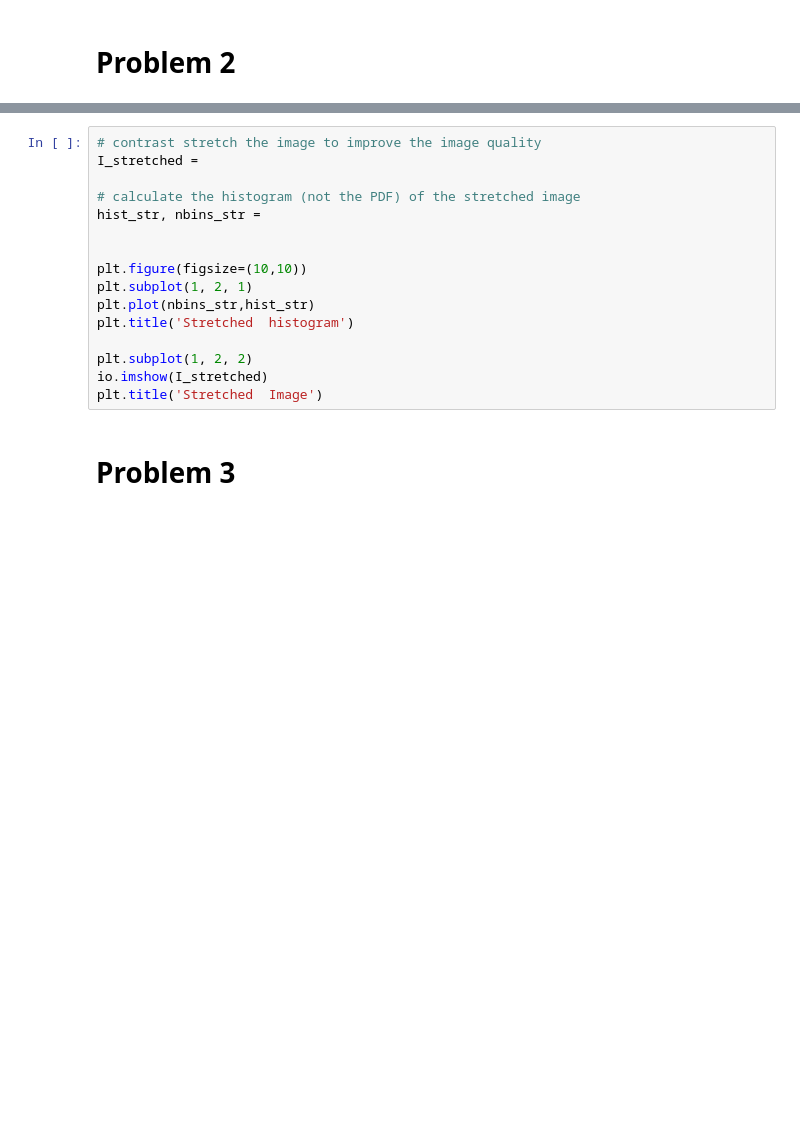
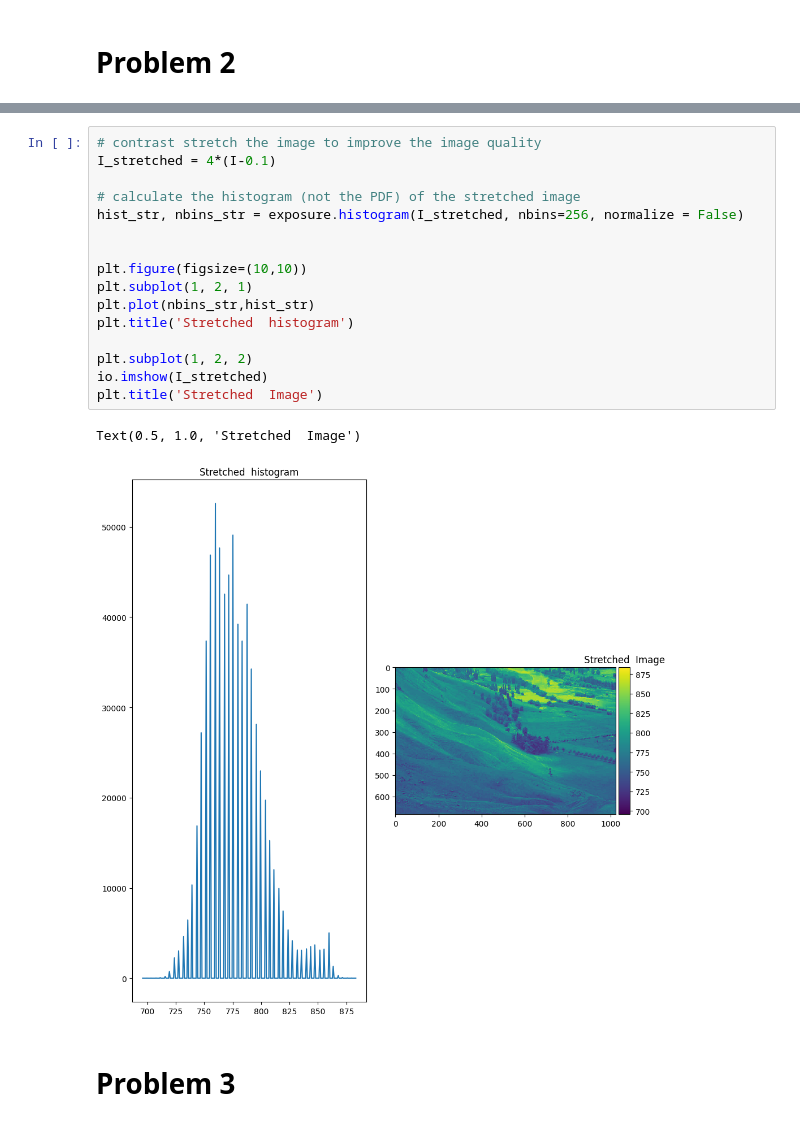
Before and after one commit to Ahtesham-Ibne-Mostafa/Image_Processing, a Jupyter notebook: CSE428_Task_2.ipynb, the cells around one changed output, grey strips where cells are left out. Cells and saved outputs as stored; diff of their text form; blank space fills up the shorter version.

```diff
--- a/CSE428_Task_2.ipynb
+++ b/CSE428_Task_2.ipynb
@@ -67,19 +76,22 @@ plt.title('Original histogram')
 # %%
 # contrast stretch the image to improve the image quality
-I_stretched =
+I_stretched = 4*(I-0.1)
 
 # calculate the histogram (not the PDF) of the stretched image
-hist_str, nbins_str =
+hist_str, nbins_str = exposure.histogram(I_stretched, nbins=256, normalize = False)
 
 
 plt.figure(figsize=(10,10))
 plt.subplot(1, 2, 1)
 plt.plot(nbins_str,hist_str)
 plt.title('Stretched  histogram')
 
 plt.subplot(1, 2, 2)
 io.imshow(I_stretched)
 plt.title('Stretched  Image')
+# %% [output]
+Text(0.5, 1.0, 'Stretched  Image')
+[figure, added]
 # %% [markdown]
 # Problem 3
 # %%
```
Also changed, not shown: parts of 4 cells of this notebook.
